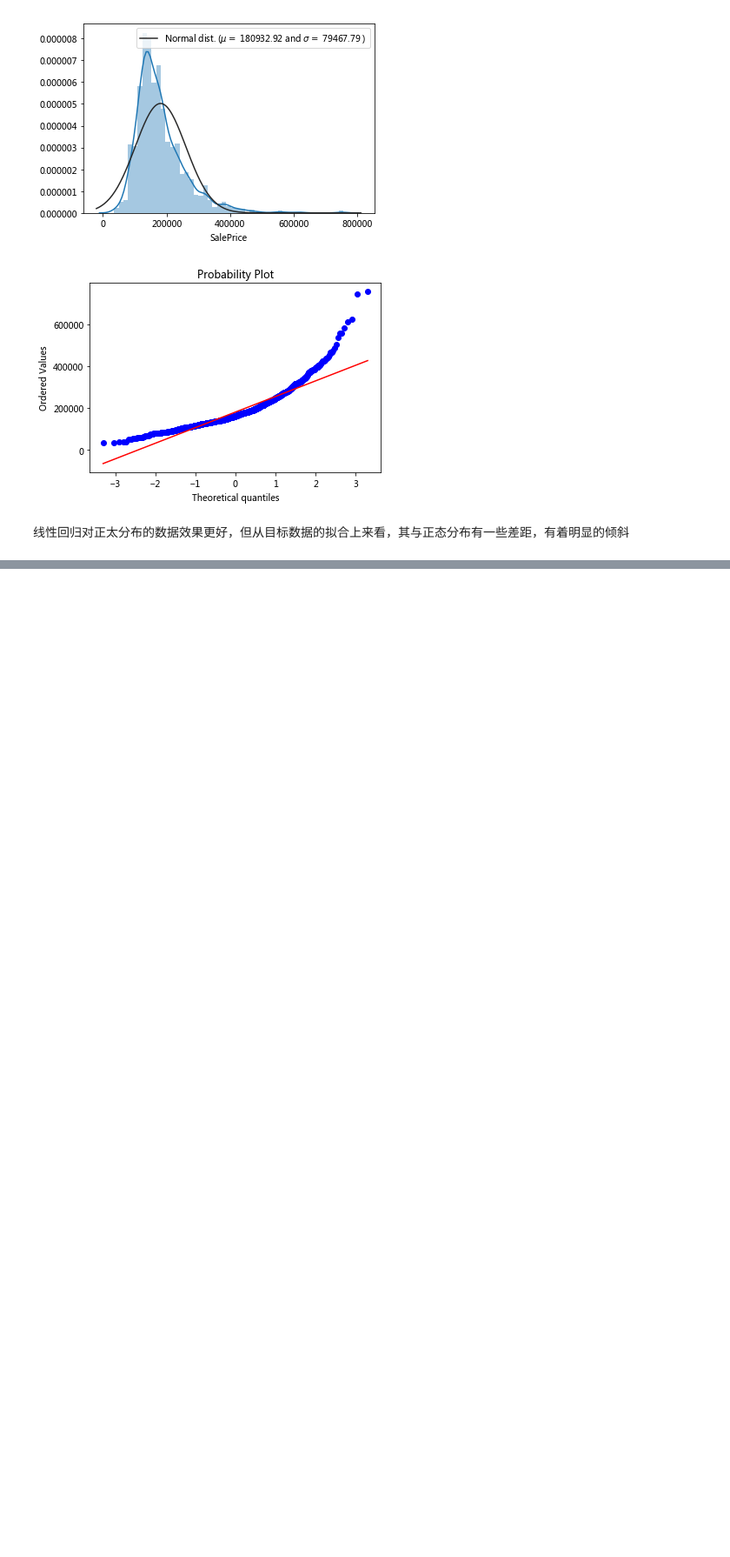
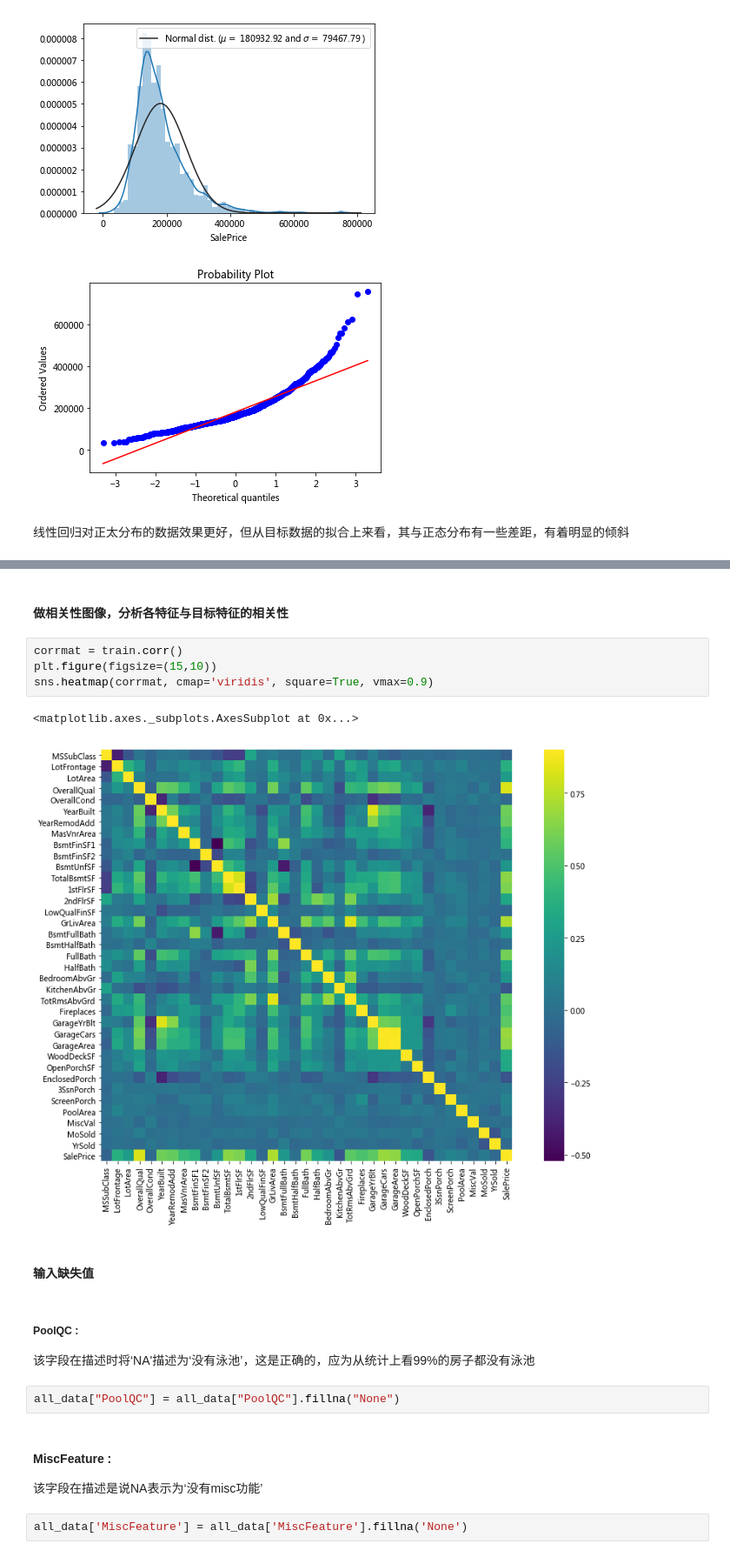
Before and after one commit to barrricade/pandas-learn, a Jupyter notebook: demo/House_Price.ipynb, the cells around one changed output, grey strips where cells are left out. Shown at 87% size. Cells and saved outputs as stored; diff of their text form; blank space fills up the shorter version.

```diff
--- a/demo/House_Price.ipynb
+++ b/demo/House_Price.ipynb
@@ -152,0 +229,21 @@ plt.show()
+# %% [markdown]
+#### 做相关性图像，分析各特征与目标特征的相关性
+# %%
+corrmat = train.corr()
+plt.figure(figsize=(15,10))
+sns.heatmap(corrmat, cmap='viridis', square=True, vmax=0.9)
+# %% [output]
+<matplotlib.axes._subplots.AxesSubplot at 0x...>
+[figure, added]
+# %% [markdown]
+#### 输入缺失值
+# %% [markdown]
+##### PoolQC :
+该字段在描述时将‘NA'描述为‘没有泳池’，这是正确的，应为从统计上看99%的房子都没有泳池
+# %%
+all_data["PoolQC"] = all_data["PoolQC"].fillna("None")
+# %% [markdown]
+#### MiscFeature :
+该字段在描述是说NA表示为‘没有misc功能’
+# %%
+all_data['MiscFeature'] = all_data['MiscFeature'].fillna('None')
```
Also changed, not shown: parts of 70 cells of this notebook.
